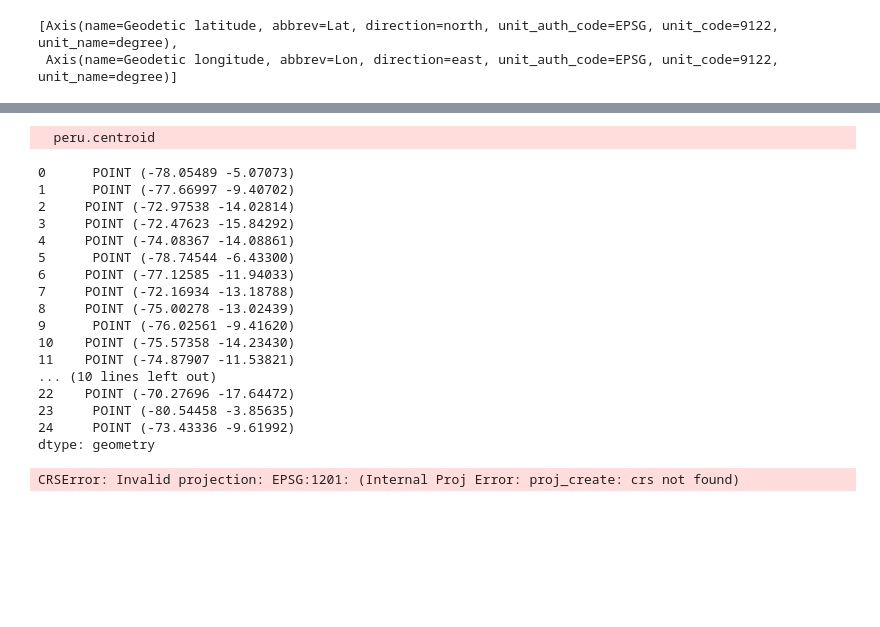
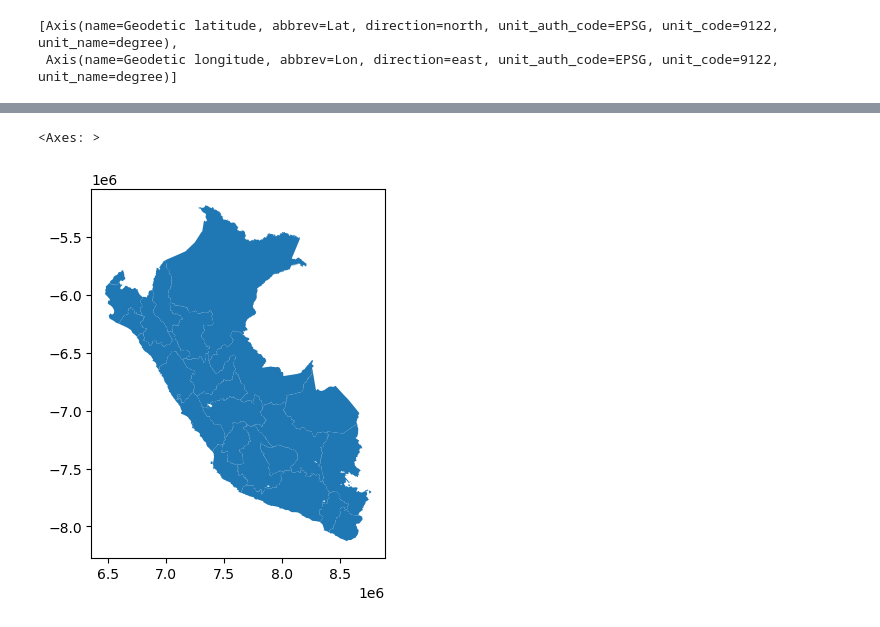
Before and after one commit to Proyecto-Magallanes/Dashboard, a Jupyter notebook: Codigo_mapas.ipynb, the cells around one changed output, grey strips where cells are left out. Saved outputs shown, nothing was run; the diff lists cells and outputs as text; code cells hidden in the pictures; blank space fills up the shorter version.

```diff
--- a/Codigo_mapas.ipynb
+++ b/Codigo_mapas.ipynb
@@ -62,2 +59,5 @@ NameError: name 'brazilMaps' is not defined
+# %%
+dep=gpd.read_file(peruMapa,layer='peru')
+prov=gpd.read_file(peruMapa,layer='prov')
 # %%
 #Segundo parte del ejercicio
@@ -86,25 +72,0 @@ NameError: name 'peru' is not defined
-# %%
-peru.centroid
-# %% [output]
-  peru.centroid
-0      POINT (-78.05489 -5.07073)
-1      POINT (-77.66997 -9.40702)
-2     POINT (-72.97538 -14.02814)
-3     POINT (-72.47623 -15.84292)
-4     POINT (-74.08367 -14.08861)
-5      POINT (-78.74544 -6.43300)
-6     POINT (-77.12585 -11.94033)
-7     POINT (-72.16934 -13.18788)
-8     POINT (-75.00278 -13.02439)
-9      POINT (-76.02561 -9.41620)
-10    POINT (-75.57358 -14.23430)
-11    POINT (-74.87907 -11.53821)
-... (10 lines left out)
-22    POINT (-70.27696 -17.64472)
-23     POINT (-80.54458 -3.85635)
-24     POINT (-73.43336 -9.61992)
-dtype: geometry
-# %%
-peru.to_crs(1201).crs.axis_info
-# %% [output]
-CRSError: Invalid projection: EPSG:1201: (Internal Proj Error: proj_create: crs not found)
@@ -117,0 +73,6 @@ infoairports.iloc[[0,1,2,3,-4,-3,-2,-1],:] #head and tail
+# %%
+base3587= dep.to_crs(3587).plot()
+prov.to_crs(3587).centroid.plot(color='red',ax=base3587)
+# %% [output]
+<Axes: >
+[figure, added]
```
Also changed, not shown: parts of 12 cells of this notebook, 1 other file.
